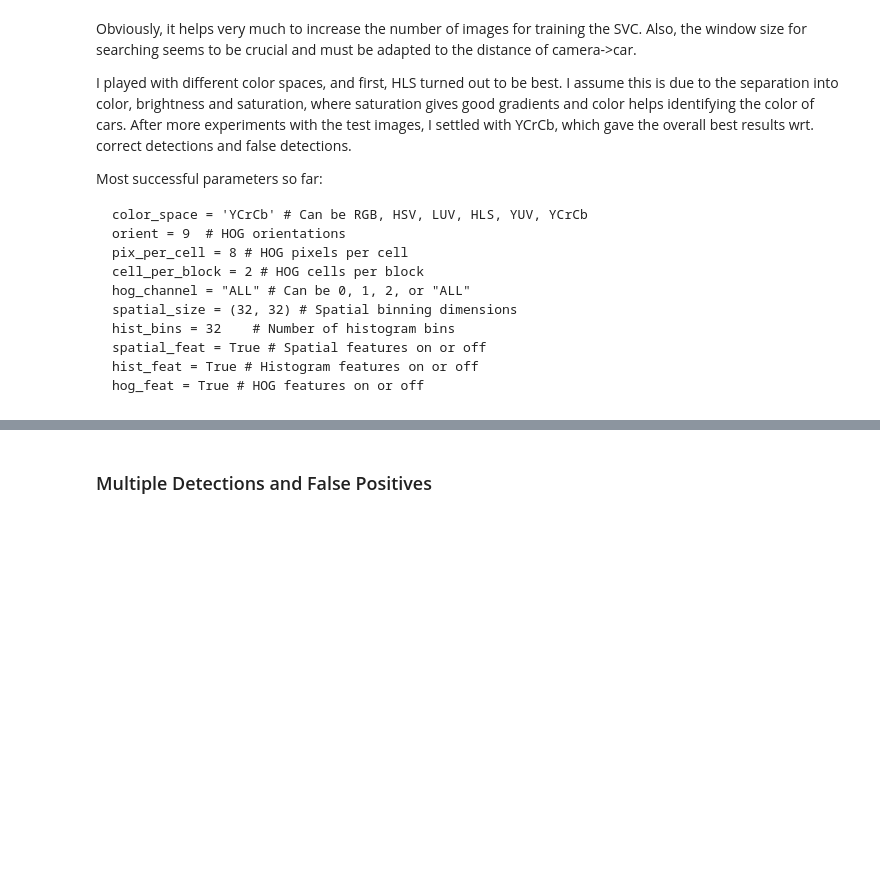
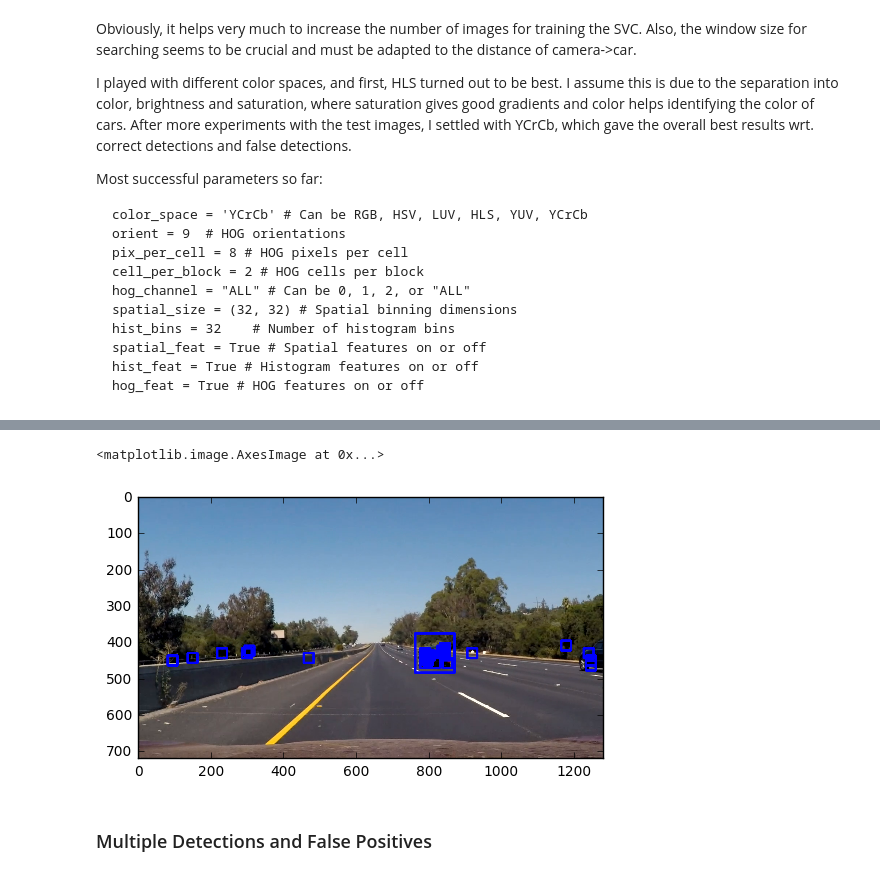
Before and after one commit to alex-n-braun/track, a Jupyter notebook: main.ipynb, the cells around one changed output, grey strips where cells are left out. Drawn from its saved outputs; the diff is of its cells as text; code cells hidden in the pictures; blank space fills up the shorter version.

```diff
--- a/main.ipynb
+++ b/main.ipynb
@@ -421,3 +457,39 @@ plt.imshow(out_img)
+# %%
+
+#image = mpimg.imread('test_images/test6.jpg')
+#draw_img = np.copy(image)
+#img = image.astype(np.float32)/255
+
+image = mpimg.imread('project_video_frames/052.png')
+draw_img = np.uint8(np.copy(image)*255)
+out_img=np.copy(draw_img)
+img = image
+
+boxes=[]
+
+ystart = 350
+scale = 1.7
+ystop = ystart+2*int(scale*64)+1
+out_img, b = find_cars(img, out_img, ystart, ystop, scale, svc, X_scaler, orient, pix_per_cell, cell_per_block, spatial_size, hist_bins)
+boxes.extend(b)
+scale = 1.7*0.25
+out_img, b = find_cars(img, out_img, ystart, ystop, scale, svc, X_scaler, orient, pix_per_cell, cell_per_block, spatial_size, hist_bins)
+boxes.extend(b)
+#ystart = ystart-25
+scale = 1.7*2
+ystop = ystart+2*int(scale*64)+1
+out_img, b = find_cars(img, out_img, ystart, ystop, scale, svc, X_scaler, orient, pix_per_cell, cell_per_block, spatial_size, hist_bins)
+boxes.extend(b)
+#ystart = ystart-25
+scale = 1.7*3
+ystop = ystart+2*int(scale*64)+1
+out_img, b = find_cars(img, out_img, ystart, ystop, scale, svc, X_scaler, orient, pix_per_cell, cell_per_block, spatial_size, hist_bins)
+boxes.extend(b)
+
+plt.imshow(out_img)
+# %% [output]
+<matplotlib.image.AxesImage at 0x...>
+[figure, added]
 # %% [markdown]
 ### Multiple Detections and False Positives
 # %%
```
Also changed, not shown: parts of 17 cells of this notebook.
